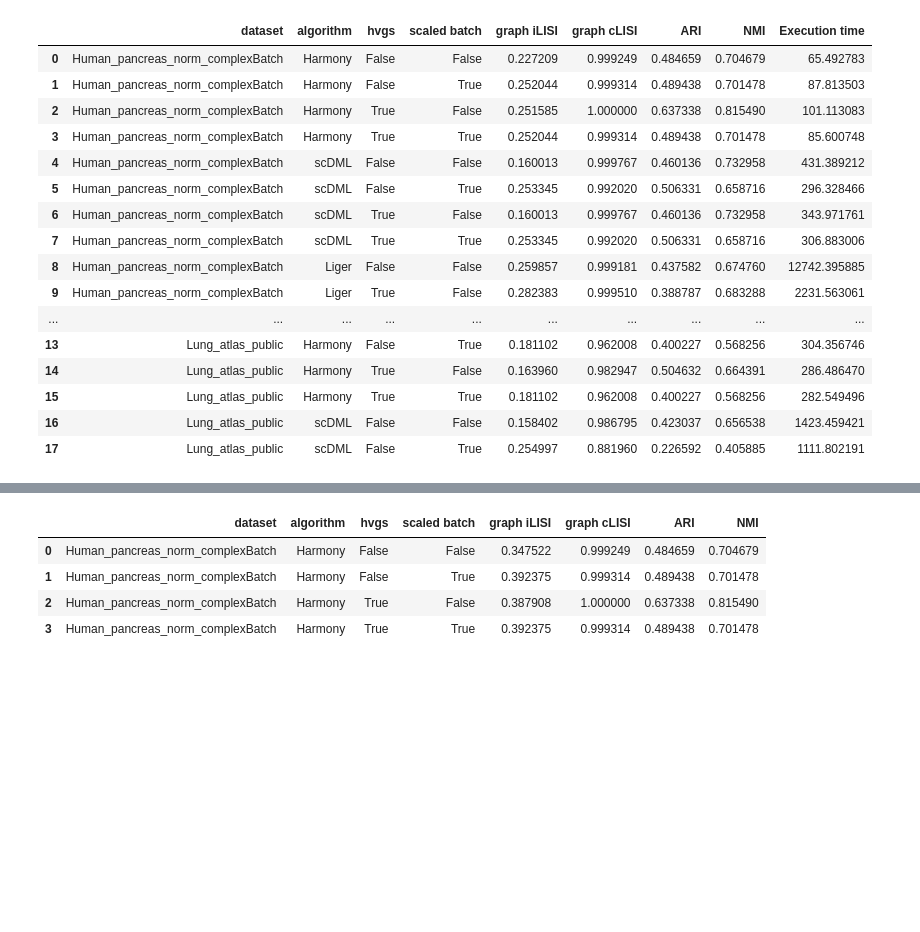
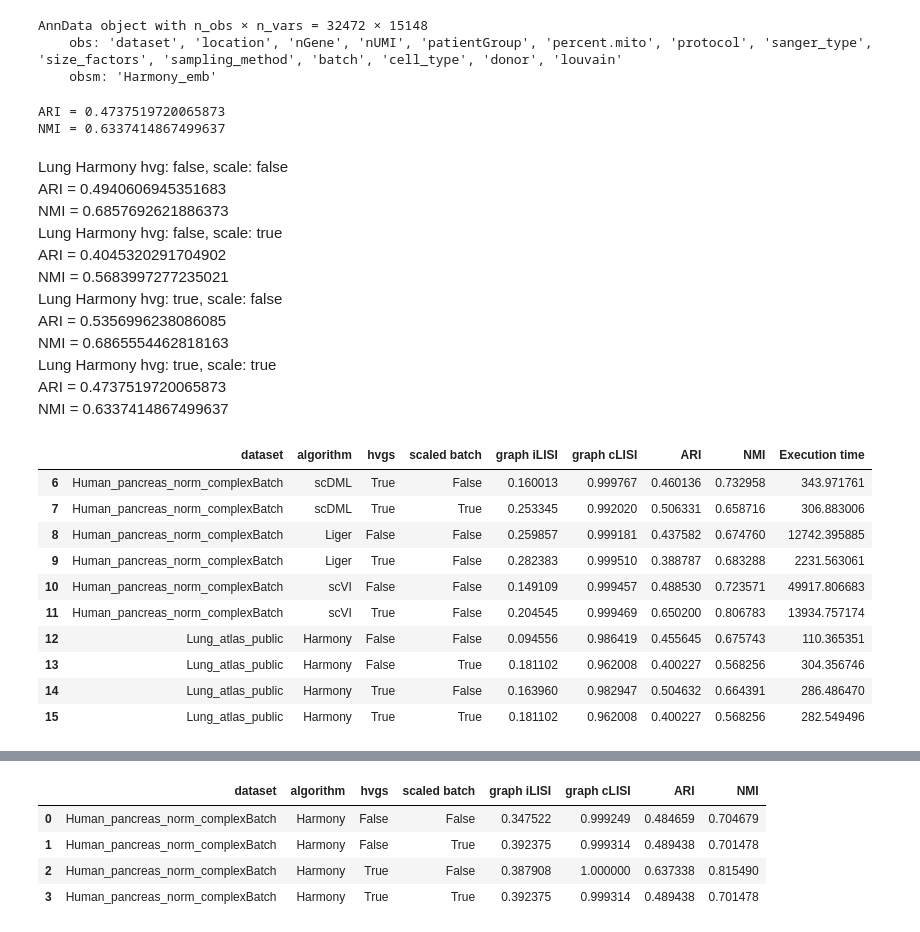
Before and after one commit to aleksstan96/Batch-Effect-Removal-Benchmarking, a Jupyter notebook: harmony/harmony_pytorch_lung.ipynb, the cells around one changed output, grey strips where cells are left out. Saved outputs shown, nothing was run; the diff lists cells and outputs as text; code cells hidden in the pictures; blank space fills up the shorter version.

Commit message:
Add clustering for different resolutions

```diff
--- a/harmony/harmony_pytorch_lung.ipynb
+++ b/harmony/harmony_pytorch_lung.ipynb
@@ -32,23 +26,59 @@ Categories (16, object): ['1', '2', '3', '4', ..., 'B1', 'B2', 'B3', 'B4']
+# %%
+adt_new
+# %% [output]
+AnnData object with n_obs × n_vars = 32472 × 15148
+    obs: 'dataset', 'location', 'nGene', 'nUMI', 'patientGroup', 'percent.mito', 'protocol', 'sanger_type', 'size_factors', 'sampling_method', 'batch', 'cell_type', 'donor', 'louvain'
+    obsm: 'Harmony_emb'
+# %%
+resolutions = np.arange(0.1, 1.1, 0.1)
+max_nmi = 0
+max_ari = 0
+
+sc.pp.neighbors(adt_new, use_rep='Harmony_emb',random_state=0)
+
+for r in resolutions:
+    sc.tl.leiden(adt_new,resolution=r,key_added='louvain')
+    ari=adjusted_rand_score(adt_new.obs['louvain'], adt_new.obs['cell_type'])
+    nmi=normalized_mutual_info_score(adt_new.obs['louvain'],adt_new.obs['cell_type'])
+    # print(ari)
+    # print(nmi)
+    if ari>max_ari:
+        max_ari=ari
+    if nmi>max_nmi:
+        max_nmi=nmi
+     # print(f"Louvain resolution = {params.get('reso')}")
+print(f"ARI = {max_ari}")
+print(f"NMI = {max_nmi}")
+# %% [output]
+ARI = 0.4737519720065873
+NMI = 0.6337414867499637
+# %% [markdown]
+Lung Harmony hvg: false, scale: false <br>
+ARI = 0.4940606945351683<br>
+NMI = 0.6857692621886373<br>
+Lung Harmony hvg: false, scale: true<br>
+ARI = 0.4045320291704902<br>
+NMI = 0.5683997277235021<br>
+Lung Harmony hvg: true, scale: false<br>
+ARI = 0.5356996238086085<br>
+NMI = 0.6865554462818163<br>
+Lung Harmony hvg: true, scale: true<br>
+ARI = 0.4737519720065873<br>
+NMI = 0.6337414867499637<br>
 # %%
 import pandas as pd
 
 results = pd.read_csv('/goofys/users/Aleksandra_S/benchmarking_datasets/results/result_table.csv', index_col=0)
-results
+results.tail(10)
 # %% [output]
 |  | dataset | algorithm | hvgs | scaled batch | graph iLISI | graph cLISI | ARI | NMI | Execution time |
-| 0 | Human_pancreas_norm_complexBatch | Harmony | False | False | 0.227209 | 0.999249 | 0.484659 | 0.704679 | 65.492783 |
-| 1 | Human_pancreas_norm_complexBatch | Harmony | False | True | 0.252044 | 0.999314 | 0.489438 | 0.701478 | 87.813503 |
-| 2 | Human_pancreas_norm_complexBatch | Harmony | True | False | 0.251585 | 1.000000 | 0.637338 | 0.815490 | 101.113083 |
-| 3 | Human_pancreas_norm_complexBatch | Harmony | True | True | 0.252044 | 0.999314 | 0.489438 | 0.701478 | 85.600748 |
-| 4 | Human_pancreas_norm_complexBatch | scDML | False | False | 0.160013 | 0.999767 | 0.460136 | 0.732958 | 431.389212 |
-| 5 | Human_pancreas_norm_complexBatch | scDML | False | True | 0.253345 | 0.992020 | 0.506331 | 0.658716 | 296.328466 |
 | 6 | Human_pancreas_norm_complexBatch | scDML | True | False | 0.160013 | 0.999767 | 0.460136 | 0.732958 | 343.971761 |
 | 7 | Human_pancreas_norm_complexBatch | scDML | True | True | 0.253345 | 0.992020 | 0.506331 | 0.658716 | 306.883006 |
 | 8 | Human_pancreas_norm_complexBatch | Liger | False | False | 0.259857 | 0.999181 | 0.437582 | 0.674760 | 12742.395885 |
 | 9 | Human_pancreas_norm_complexBatch | Liger | True | False | 0.282383 | 0.999510 | 0.388787 | 0.683288 | 2231.563061 |
-| ... | ... | ... | ... | ... | ... | ... | ... | ... | ... |
+| 10 | Human_pancreas_norm_complexBatch | scVI | False | False | 0.149109 | 0.999457 | 0.488530 | 0.723571 | 49917.806683 |
+| 11 | Human_pancreas_norm_complexBatch | scVI | True | False | 0.204545 | 0.999469 | 0.650200 | 0.806783 | 13934.757174 |
+| 12 | Lung_atlas_public | Harmony | False | False | 0.094556 | 0.986419 | 0.455645 | 0.675743 | 110.365351 |
 | 13 | Lung_atlas_public | Harmony | False | True | 0.181102 | 0.962008 | 0.400227 | 0.568256 | 304.356746 |
 | 14 | Lung_atlas_public | Harmony | True | False | 0.163960 | 0.982947 | 0.504632 | 0.664391 | 286.486470 |
 | 15 | Lung_atlas_public | Harmony | True | True | 0.181102 | 0.962008 | 0.400227 | 0.568256 | 282.549496 |
-| 16 | Lung_atlas_public | scDML | False | False | 0.158402 | 0.986795 | 0.423037 | 0.656538 | 1423.459421 |
-| 17 | Lung_atlas_public | scDML | False | True | 0.254997 | 0.881960 | 0.226592 | 0.405885 | 1111.802191 |
```
Also changed, not shown: parts of 6 cells of this notebook, 6 other files.
